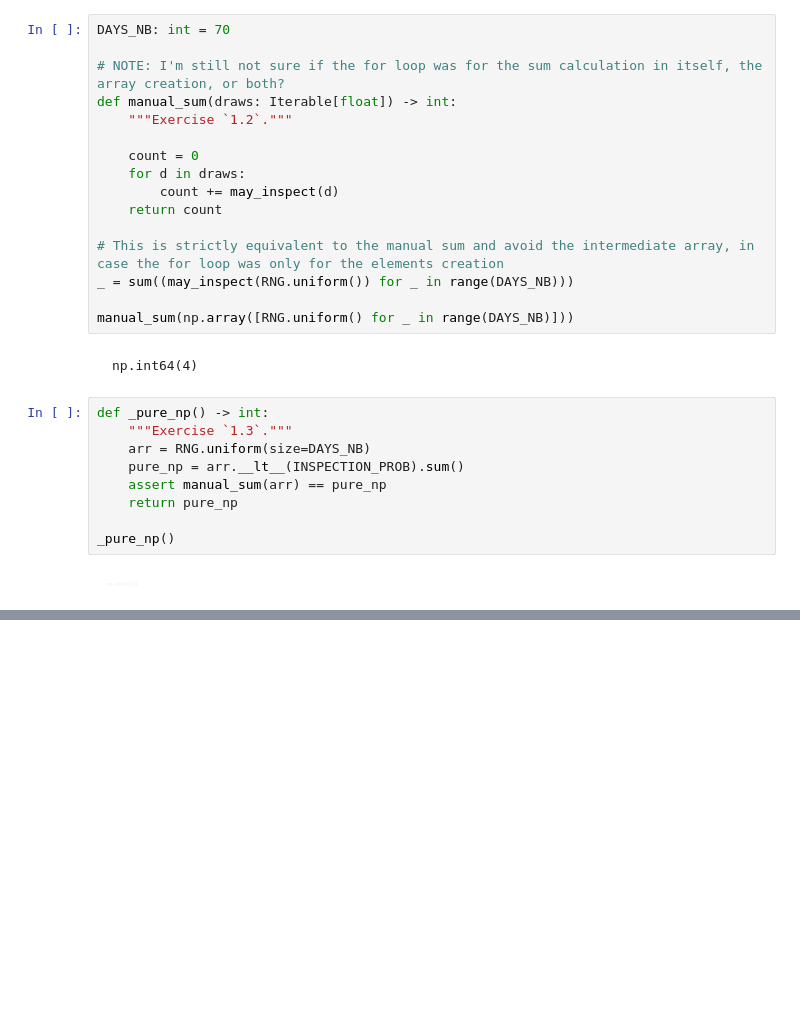
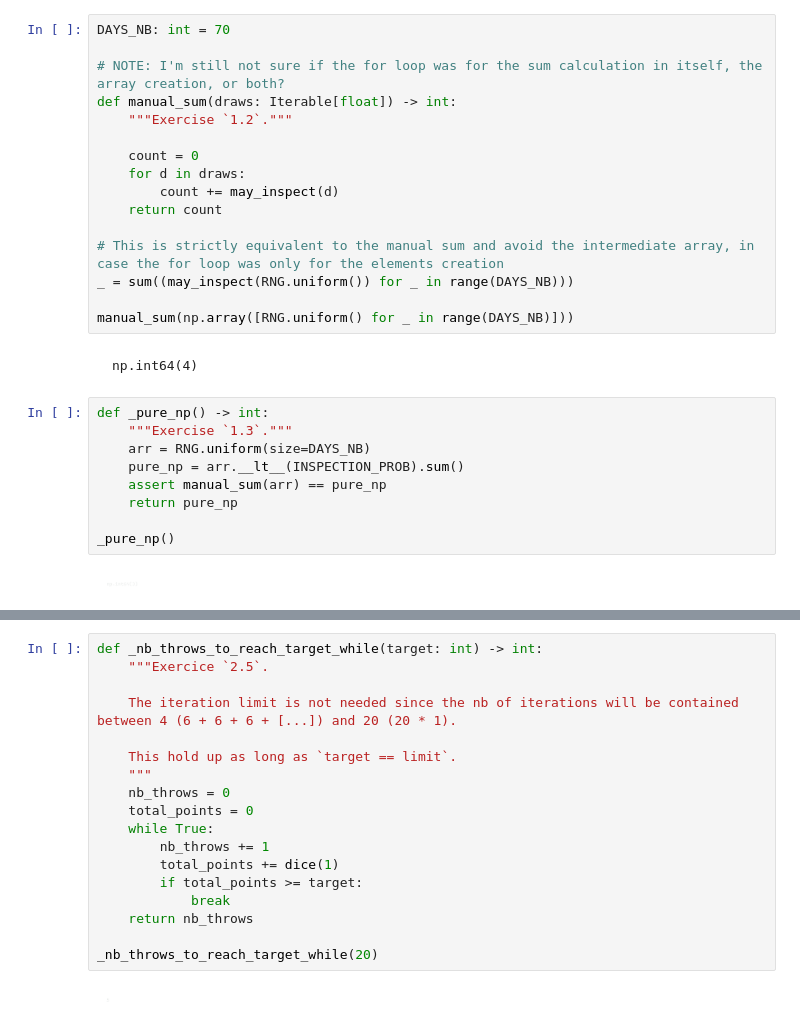
Before and after one commit to OutSquareCapital/unige-numerical-methods, a Jupyter notebook: __marimo__/assignment_4.ipynb, the cells around one changed output, grey strips where cells are left out. Drawn from its saved outputs; the diff is of its cells as text; blank space fills up the shorter version.

```diff
--- a/__marimo__/assignment_4.ipynb
+++ b/__marimo__/assignment_4.ipynb
@@ -108,0 +210,20 @@ long_run_monthly_fine()
+# %%
+def _nb_throws_to_reach_target_while(target: int) -> int:
+    """Exercice `2.5`.
+
+    The iteration limit is not needed since the nb of iterations will be contained between 4 (6 + 6 + 6 + [...]) and 20 (20 * 1).
+
+    This hold up as long as `target == limit`.
+    """
+    nb_throws = 0
+    total_points = 0
+    while True:
+        nb_throws += 1
+        total_points += dice(1)
+        if total_points >= target:
+            break
+    return nb_throws
+
+_nb_throws_to_reach_target_while(20)
+# %% [output]
+[figure, added]
```
Also changed, not shown: parts of 10 cells of this notebook, 1 other file.
